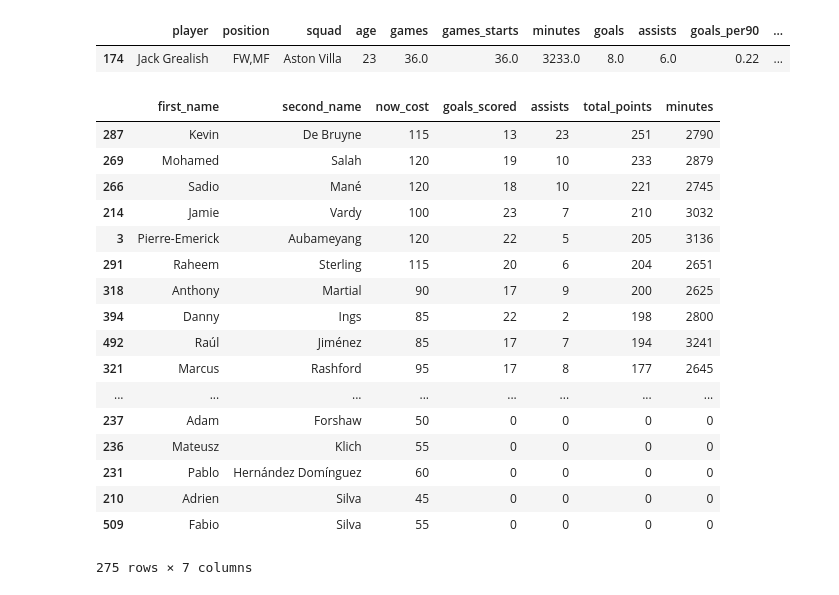
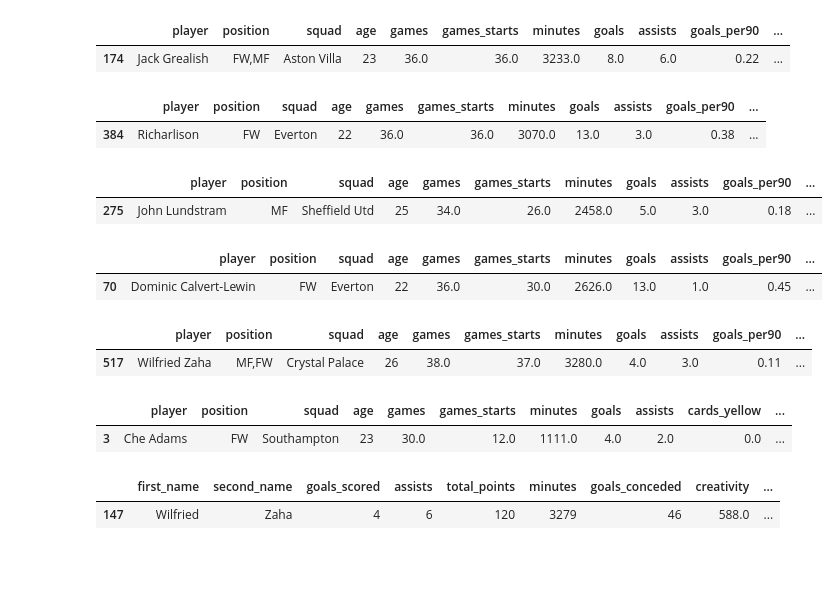
Before and after one commit to sidthakur08/fpl_explore, a Jupyter notebook: explore.ipynb, the cells around one changed output. Drawn from its saved outputs; the diff is of its cells as text; code cells hidden in the pictures; blank space fills up the shorter version.

```diff
--- a/explore.ipynb
+++ b/explore.ipynb
@@ -445,3 +488,6 @@ attack
 plot(attack,'minutes','goals_assists_pens_per90','scatter')
 # %% [output]
 [interactive output not drawn]
+# %%
+attack = attack[attack['minutes']>=1350].sort_values('npxg_xa_per90',ascending=False)
+attack.loc[:,['player','minutes','npxg_xa_per90']].head(26)
@@ -454,26 +526,37 @@ attack[attack['player']=='Jack Grealish']
 # %% [output]
 |  | player | position | squad | age | games | games_starts | minutes | goals | assists | goals_per90 | ... |
 | 174 | Jack Grealish | FW,MF | Aston Villa | 23 | 36.0 | 36.0 | 3233.0 | 8.0 | 6.0 | 0.22 | ... |
+# %%
+attack[attack['player']=='Richarlison']
+# %% [output]
+|  | player | position | squad | age | games | games_starts | minutes | goals | assists | goals_per90 | ... |
+| 384 | Richarlison | FW | Everton | 22 | 36.0 | 36.0 | 3070.0 | 13.0 | 3.0 | 0.38 | ... |
+# %%
+attack[attack['player']=='John Lundstram']
+# %% [output]
+|  | player | position | squad | age | games | games_starts | minutes | goals | assists | goals_per90 | ... |
+| 275 | John Lundstram | MF | Sheffield Utd | 25 | 34.0 | 26.0 | 2458.0 | 5.0 | 3.0 | 0.18 | ... |
+# %%
+attack[attack['player']=='Dominic Calvert-Lewin']
+# %% [output]
+|  | player | position | squad | age | games | games_starts | minutes | goals | assists | goals_per90 | ... |
+| 70 | Dominic Calvert-Lewin | FW | Everton | 22 | 36.0 | 30.0 | 2626.0 | 13.0 | 1.0 | 0.45 | ... |
+# %%
+attack[attack['player']=='Wilfried Zaha']
+# %% [output]
+|  | player | position | squad | age | games | games_starts | minutes | goals | assists | goals_per90 | ... |
+| 517 | Wilfried Zaha | MF,FW | Crystal Palace | 26 | 38.0 | 37.0 | 3280.0 | 4.0 | 3.0 | 0.11 | ... |
+# %%
+out[out['player']=='Che Adams']
+# %% [output]
+|  | player | position | squad | age | games | games_starts | minutes | goals | assists | cards_yellow | ... |
+| 3 | Che Adams | FW | Southampton | 23 | 30.0 | 12.0 | 1111.0 | 4.0 | 2.0 | 0.0 | ... |
 # %%
 fpl_pos = ['FWD','MID']
-fpl_att = fpl_data[fpl_data['element_type'].isin(fpl_pos)].loc[:,['first_name','second_name','now_cost','goals_scored','assists','total_points','minutes']].sort_values('total_points',ascending=False)
-fpl_att
+fpl_att = fpl_data[fpl_data['element_type'].isin(fpl_pos)].loc[:,['first_name','second_name','now_cost','total_points']].sort_values('total_points',ascending=False)
+fpl_att['now_cost'] = fpl_att.apply(lambda row: row['now_cost']/10, axis=1)
-# %% [output]
-|  | first_name | second_name | now_cost | goals_scored | assists | total_points | minutes |
-| 287 | Kevin | De Bruyne | 115 | 13 | 23 | 251 | 2790 |
-| 269 | Mohamed | Salah | 120 | 19 | 10 | 233 | 2879 |
-| 266 | Sadio | Mané | 120 | 18 | 10 | 221 | 2745 |
-| 214 | Jamie | Vardy | 100 | 23 | 7 | 210 | 3032 |
-| 3 | Pierre-Emerick | Aubameyang | 120 | 22 | 5 | 205 | 3136 |
-| 291 | Raheem | Sterling | 115 | 20 | 6 | 204 | 2651 |
-| 318 | Anthony | Martial | 90 | 17 | 9 | 200 | 2625 |
-| 394 | Danny | Ings | 85 | 22 | 2 | 198 | 2800 |
-| 492 | Raúl | Jiménez | 85 | 17 | 7 | 194 | 3241 |
-| 321 | Marcus | Rashford | 95 | 17 | 8 | 177 | 2645 |
-| ... | ... | ... | ... | ... | ... | ... | ... |
-| 237 | Adam | Forshaw | 50 | 0 | 0 | 0 | 0 |
-| 236 | Mateusz | Klich | 55 | 0 | 0 | 0 | 0 |
-| 231 | Pablo | Hernández Domínguez | 60 | 0 | 0 | 0 | 0 |
-| 210 | Adrien | Silva | 45 | 0 | 0 | 0 | 0 |
-| 509 | Fabio | Silva | 55 | 0 | 0 | 0 | 0 |
-275 rows × 7 columns
+# %%
+fpl_data[fpl_data['first_name']=='Wilfried']
+# %% [output]
+|  | first_name | second_name | goals_scored | assists | total_points | minutes | goals_conceded | creativity | ... |
+| 147 | Wilfried | Zaha | 4 | 6 | 120 | 3279 | 46 | 588.0 | ... |
```
Also changed, not shown: parts of 8 cells of this notebook.
